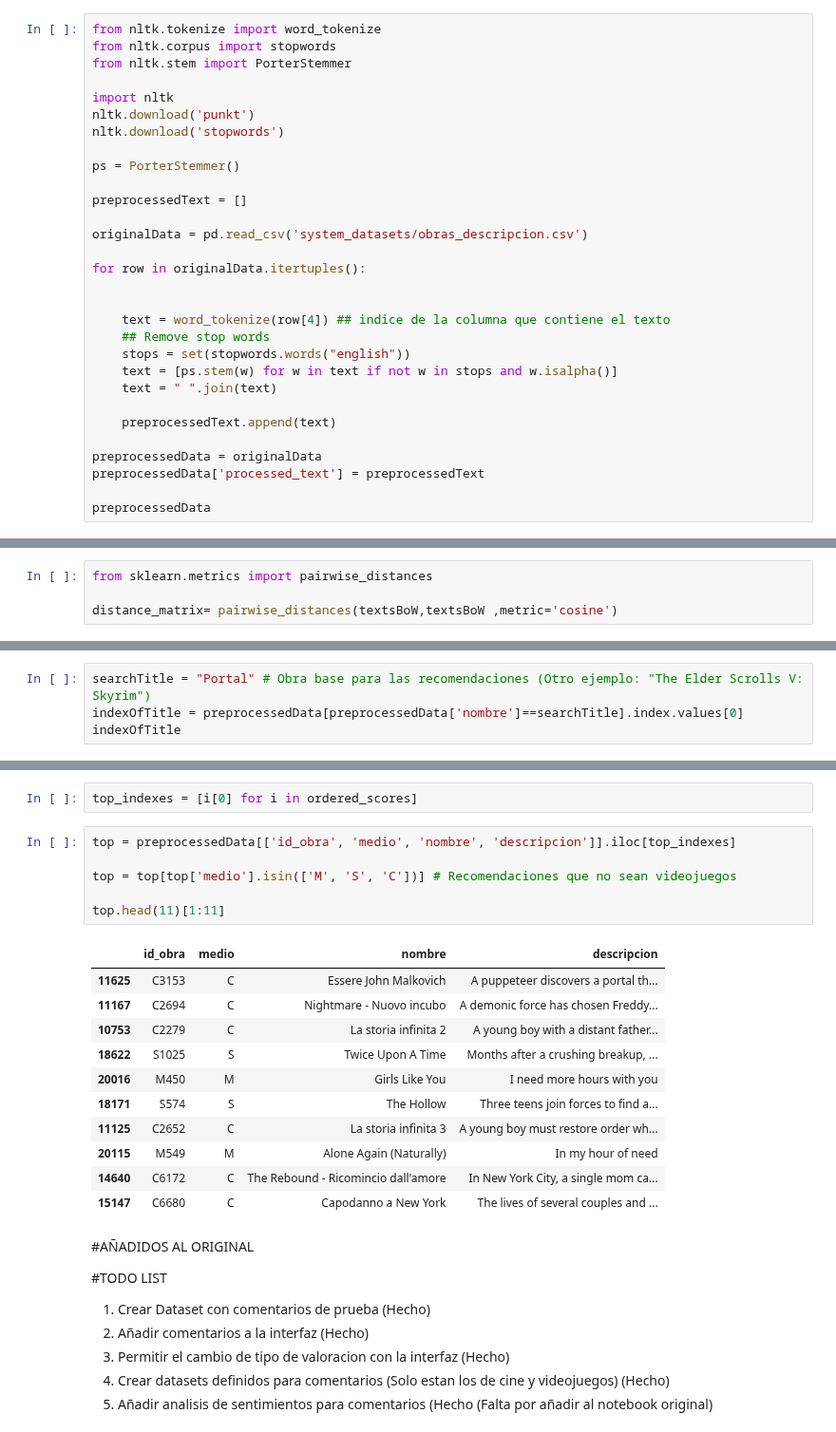
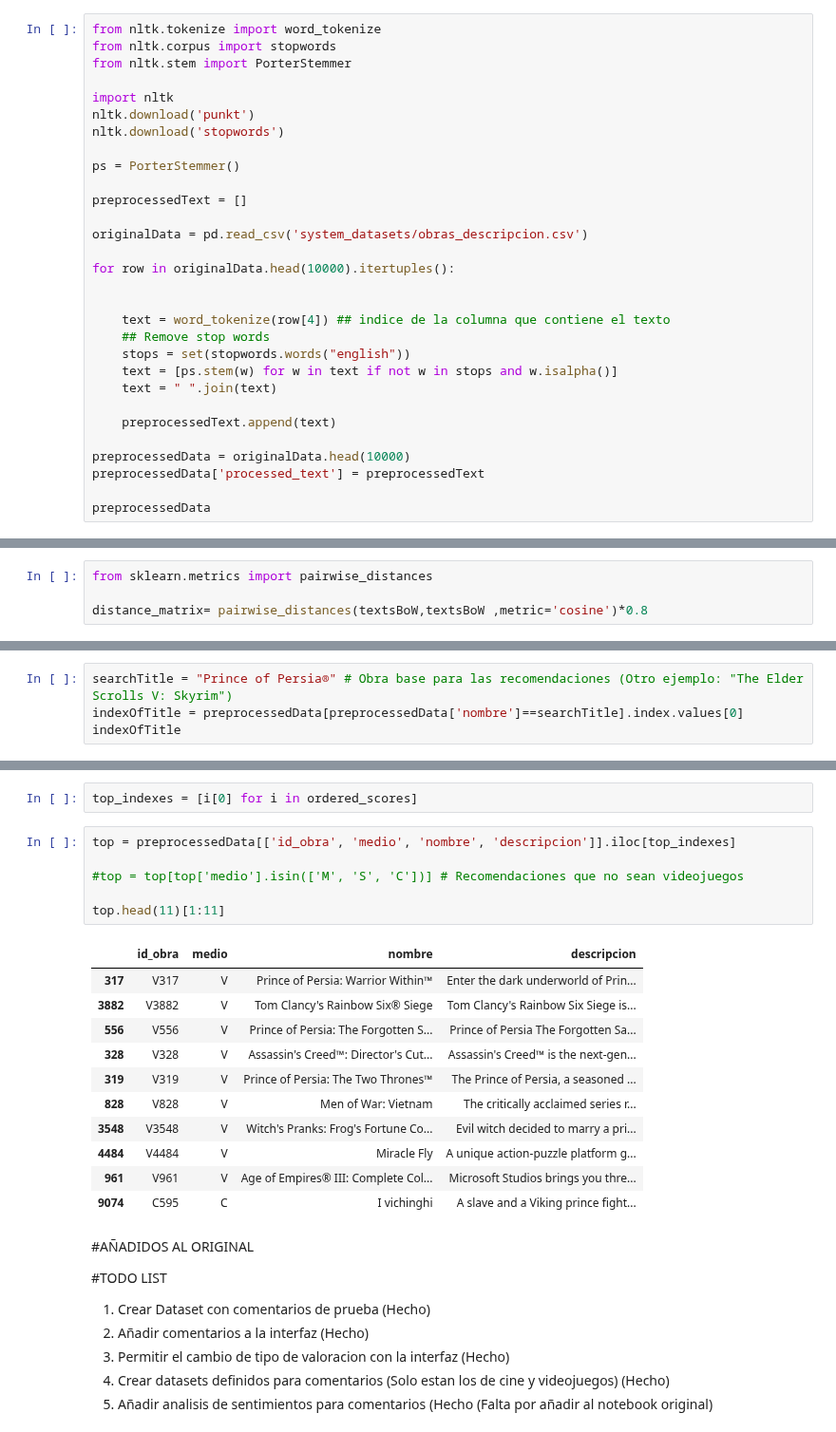
Before and after one commit to adrygp/ABP-FindMo, a Jupyter notebook: AñadidoComentarios.ipynb, the cells around one changed output, grey strips where cells are left out. Shown at 95% size. Drawn from its saved outputs; the diff is of its cells as text.

```diff
--- a/AñadidoComentarios.ipynb
+++ b/AñadidoComentarios.ipynb
@@ -288,7 +283,7 @@ preprocessedText = []
 
 originalData = pd.read_csv('system_datasets/obras_descripcion.csv')
 
-for row in originalData.itertuples():
+for row in originalData.head(10000).itertuples():
 
 
     text = word_tokenize(row[4]) ## indice de la columna que contiene el texto
@@ -299,7 +294,7 @@ for row in originalData.itertuples():
 
     preprocessedText.append(text)
 
-preprocessedData = originalData
+preprocessedData = originalData.head(10000)
 preprocessedData['processed_text'] = preprocessedText
 
 preprocessedData
@@ -343,7 +342,7 @@ textsBoW.shape
 # %%
 from sklearn.metrics import pairwise_distances
 
-distance_matrix= pairwise_distances(textsBoW,textsBoW ,metric='cosine')
+distance_matrix= pairwise_distances(textsBoW,textsBoW ,metric='cosine')*0.8
 # %%
 print(distance_matrix.shape)
 # %% [output]
@@ -353,7 +352,7 @@ print(distance_matrix.shape)
 # %% [markdown]
 Selección de obra de referencia para recomendaciones:
 # %%
-searchTitle = "Portal" # Obra base para las recomendaciones (Otro ejemplo: "The Elder Scrolls V: Skyrim")
+searchTitle = "Prince of Persia®" # Obra base para las recomendaciones (Otro ejemplo: "The Elder Scrolls V: Skyrim")
 indexOfTitle = preprocessedData[preprocessedData['nombre']==searchTitle].index.values[0]
 indexOfTitle
 # %% [output]
@@ -369,19 +368,19 @@ top_indexes = [i[0] for i in ordered_scores]
 # %%
 top = preprocessedData[['id_obra', 'medio', 'nombre', 'descripcion']].iloc[top_indexes]
 
-top = top[top['medio'].isin(['M', 'S', 'C'])] # Recomendaciones que no sean videojuegos
+#top = top[top['medio'].isin(['M', 'S', 'C'])] # Recomendaciones que no sean videojuegos
 
 top.head(11)[1:11]
 # %% [output]
 |  | id_obra | medio | nombre | descripcion |
-| 11625 | C3153 | C | Essere John Malkovich | A puppeteer discovers a portal th... |
-| 11167 | C2694 | C | Nightmare - Nuovo incubo | A demonic force has chosen Freddy... |
-| 10753 | C2279 | C | La storia infinita 2 | A young boy with a distant father... |
-| 18622 | S1025 | S | Twice Upon A Time | Months after a crushing breakup, ... |
-| 20016 | M450 | M | Girls Like You | I need more hours with you |
-| 18171 | S574 | S | The Hollow | Three teens join forces to find a... |
-| 11125 | C2652 | C | La storia infinita 3 | A young boy must restore order wh... |
-| 20115 | M549 | M | Alone Again (Naturally) | In my hour of need |
-| 14640 | C6172 | C | The Rebound - Ricomincio dall'amore | In New York City, a single mom ca... |
-| 15147 | C6680 | C | Capodanno a New York | The lives of several couples and ... |
+| 317 | V317 | V | Prince of Persia: Warrior Within™ | Enter the dark underworld of Prin... |
+| 3882 | V3882 | V | Tom Clancy's Rainbow Six® Siege | Tom Clancy's Rainbow Six Siege is... |
+| 556 | V556 | V | Prince of Persia: The Forgotten S... | Prince of Persia The Forgotten Sa... |
+| 328 | V328 | V | Assassin's Creed™: Director's Cut... | Assassin's Creed™ is the next-gen... |
+| 319 | V319 | V | Prince of Persia: The Two Thrones™ | The Prince of Persia, a seasoned ... |
+| 828 | V828 | V | Men of War: Vietnam | The critically acclaimed series r... |
+| 3548 | V3548 | V | Witch's Pranks: Frog's Fortune Co... | Evil witch decided to marry a pri... |
+| 4484 | V4484 | V | Miracle Fly | A unique action-puzzle platform g... |
+| 961 | V961 | V | Age of Empires® III: Complete Col... | Microsoft Studios brings you thre... |
+| 9074 | C595 | C | I vichinghi | A slave and a Viking prince fight... |
 # %% [markdown]
```
Also changed, not shown: parts of 29 cells of this notebook.
